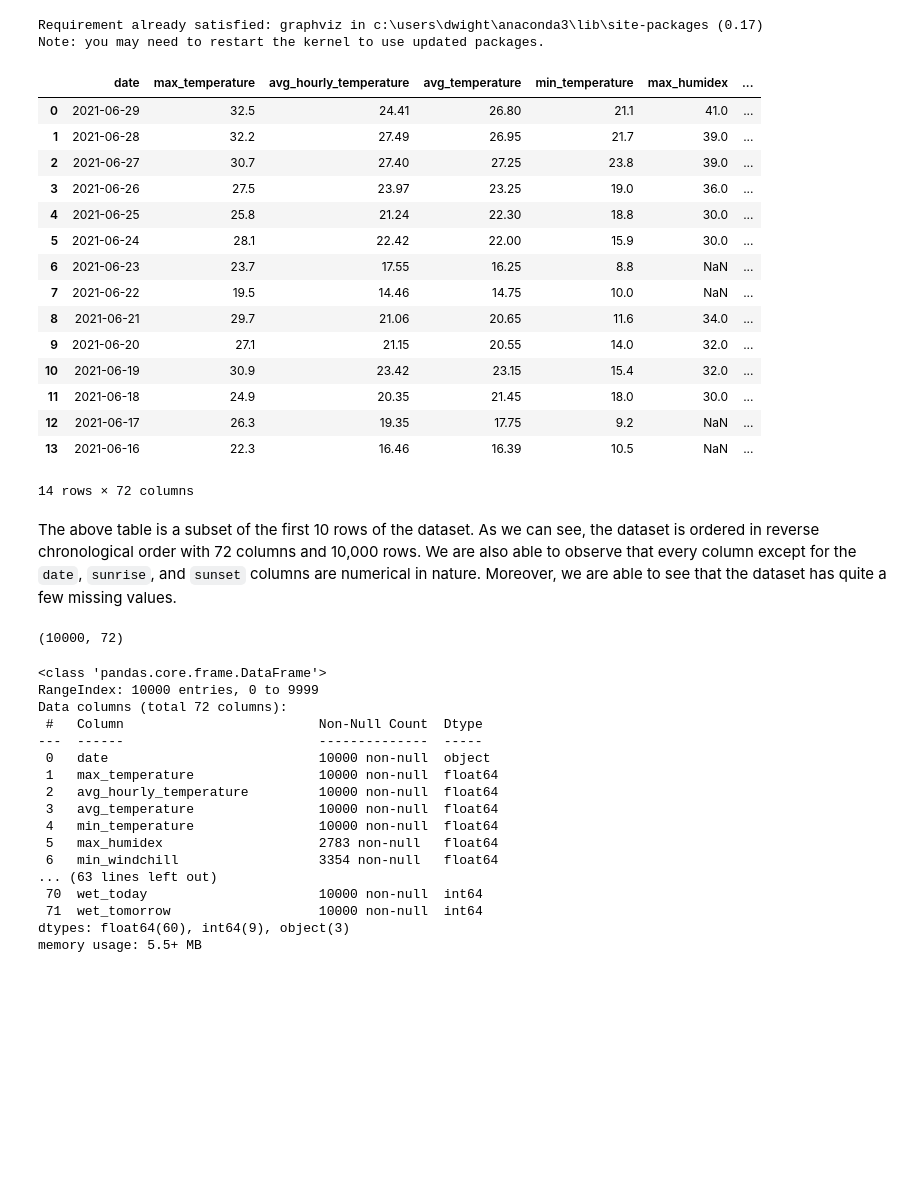
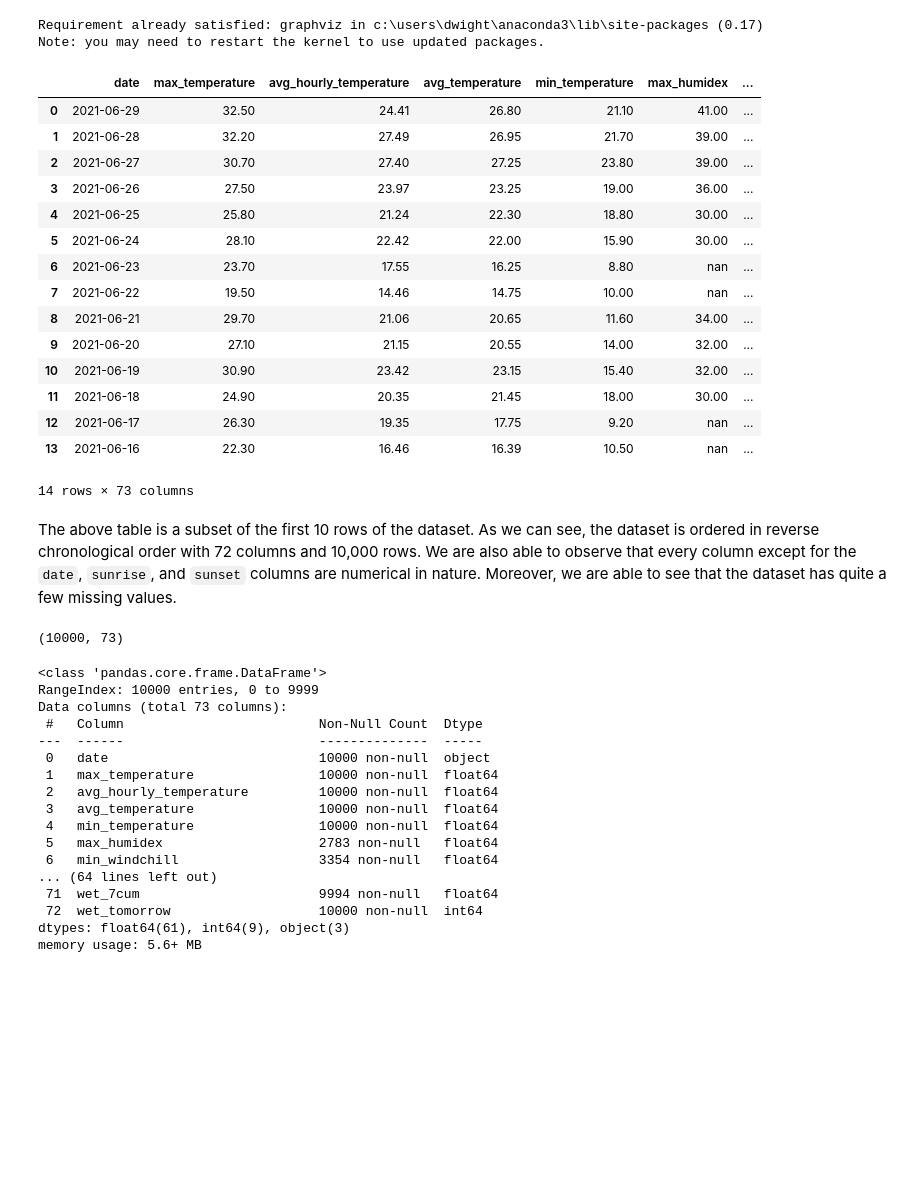
Before and after one commit to sampso29/Toronto-Rain-Prediction-, a Jupyter notebook: Final - Toronto Rain Prediction (Updated Notebook - Project Recommendations).ipynb, the cells around one changed output. Saved outputs shown, nothing was run; the diff lists cells and outputs as text; code cells hidden in the pictures.

```diff
--- a/Final - Toronto Rain Prediction (Updated Notebook - Project Recommendations).ipynb
+++ b/Final - Toronto Rain Prediction (Updated Notebook - Project Recommendations).ipynb
@@ -131,43 +131,43 @@ warnings.filterwarnings("ignore", category=DeprecationWarning)
 #drive.mount('/content/drive')
 # %%
 #dataset = pd.read_csv("/content/drive/MyDrive/U of T Cont Studies/ML/ML Group Project /data/weatherstats_toronto_daily.csv")
-dataset = pd.read_csv('data/weatherstats_toronto_daily.csv')
+dataset = pd.read_csv('data/weatherstats_toronto_daily.csv', squeeze=True)
 # make precipitation a categorical variable; {1: rain/snow, 0: dry day}
 dataset[['wet_today']] = (dataset[['precipitation']]>1).astype('int64')
-#dataset[['wet_7cum']] = dataset[['wet_today']].rolling(7).sum().shift(-6)
+dataset[['wet_7cum']] = dataset[['wet_today']].rolling(7).sum().shift(-6)
 # make a column to indicate if it will rain tomorrow
 #we dont have a value for June 30th 2021 so we can impute it with 0 which was the actual precipitation value
 dataset[['wet_tomorrow']] = dataset[['wet_today']].shift(1, fill_value = 0)
 dataset.head(14)
 # %% [output]
 |  | date | max_temperature | avg_hourly_temperature | avg_temperature | min_temperature | max_humidex | ... |
-| 0 | 2021-06-29 | 32.5 | 24.41 | 26.80 | 21.1 | 41.0 | ... |
-| 1 | 2021-06-28 | 32.2 | 27.49 | 26.95 | 21.7 | 39.0 | ... |
-| 2 | 2021-06-27 | 30.7 | 27.40 | 27.25 | 23.8 | 39.0 | ... |
-| 3 | 2021-06-26 | 27.5 | 23.97 | 23.25 | 19.0 | 36.0 | ... |
-| 4 | 2021-06-25 | 25.8 | 21.24 | 22.30 | 18.8 | 30.0 | ... |
-| 5 | 2021-06-24 | 28.1 | 22.42 | 22.00 | 15.9 | 30.0 | ... |
-| 6 | 2021-06-23 | 23.7 | 17.55 | 16.25 | 8.8 | NaN | ... |
-| 7 | 2021-06-22 | 19.5 | 14.46 | 14.75 | 10.0 | NaN | ... |
-| 8 | 2021-06-21 | 29.7 | 21.06 | 20.65 | 11.6 | 34.0 | ... |
-| 9 | 2021-06-20 | 27.1 | 21.15 | 20.55 | 14.0 | 32.0 | ... |
-| 10 | 2021-06-19 | 30.9 | 23.42 | 23.15 | 15.4 | 32.0 | ... |
-| 11 | 2021-06-18 | 24.9 | 20.35 | 21.45 | 18.0 | 30.0 | ... |
-| 12 | 2021-06-17 | 26.3 | 19.35 | 17.75 | 9.2 | NaN | ... |
-| 13 | 2021-06-16 | 22.3 | 16.46 | 16.39 | 10.5 | NaN | ... |
+| 0 | 2021-06-29 | 32.50 | 24.41 | 26.80 | 21.10 | 41.00 | ... |
+| 1 | 2021-06-28 | 32.20 | 27.49 | 26.95 | 21.70 | 39.00 | ... |
+| 2 | 2021-06-27 | 30.70 | 27.40 | 27.25 | 23.80 | 39.00 | ... |
+| 3 | 2021-06-26 | 27.50 | 23.97 | 23.25 | 19.00 | 36.00 | ... |
+| 4 | 2021-06-25 | 25.80 | 21.24 | 22.30 | 18.80 | 30.00 | ... |
+| 5 | 2021-06-24 | 28.10 | 22.42 | 22.00 | 15.90 | 30.00 | ... |
+| 6 | 2021-06-23 | 23.70 | 17.55 | 16.25 | 8.80 | nan | ... |
+| 7 | 2021-06-22 | 19.50 | 14.46 | 14.75 | 10.00 | nan | ... |
+| 8 | 2021-06-21 | 29.70 | 21.06 | 20.65 | 11.60 | 34.00 | ... |
+| 9 | 2021-06-20 | 27.10 | 21.15 | 20.55 | 14.00 | 32.00 | ... |
+| 10 | 2021-06-19 | 30.90 | 23.42 | 23.15 | 15.40 | 32.00 | ... |
+| 11 | 2021-06-18 | 24.90 | 20.35 | 21.45 | 18.00 | 30.00 | ... |
+| 12 | 2021-06-17 | 26.30 | 19.35 | 17.75 | 9.20 | nan | ... |
+| 13 | 2021-06-16 | 22.30 | 16.46 | 16.39 | 10.50 | nan | ... |
-14 rows × 72 columns
+14 rows × 73 columns
 # %% [markdown]
 The above table is a subset of the first 10 rows of the dataset. As we can see, the dataset is ordered in reverse chronological order with 72 columns and 10,000 rows. We are also able to observe that every column except for the `date`, `sunrise`, and `sunset` columns are numerical in nature. Moreover, we are able to see that the dataset has quite a few missing values.
 # %%
 dataset.shape
 # %% [output]
-(10000, 72)
+(10000, 73)
 # %%
 dataset.info()
 # %% [output]
 <class 'pandas.core.frame.DataFrame'>
 RangeIndex: 10000 entries, 0 to 9999
-Data columns (total 72 columns):
+Data columns (total 73 columns):
  #   Column                         Non-Null Count  Dtype
 ---  ------                         --------------  -----
  0   date                           10000 non-null  object
@@ -177,11 +177,11 @@ Data columns (total 72 columns):
  4   min_temperature                10000 non-null  float64
  5   max_humidex                    2783 non-null   float64
  6   min_windchill                  3354 non-null   float64
-... (63 lines left out)
- 70  wet_today                      10000 non-null  int64
- 71  wet_tomorrow                   10000 non-null  int64
-dtypes: float64(60), int64(9), object(3)
-memory usage: 5.5+ MB
+... (64 lines left out)
+ 71  wet_7cum                       9994 non-null   float64
+ 72  wet_tomorrow                   10000 non-null  int64
+dtypes: float64(61), int64(9), object(3)
+memory usage: 5.6+ MB
 # %% [markdown]
 <br></br>
 <br></br>
```
Also changed, not shown: parts of 93 cells of this notebook.
